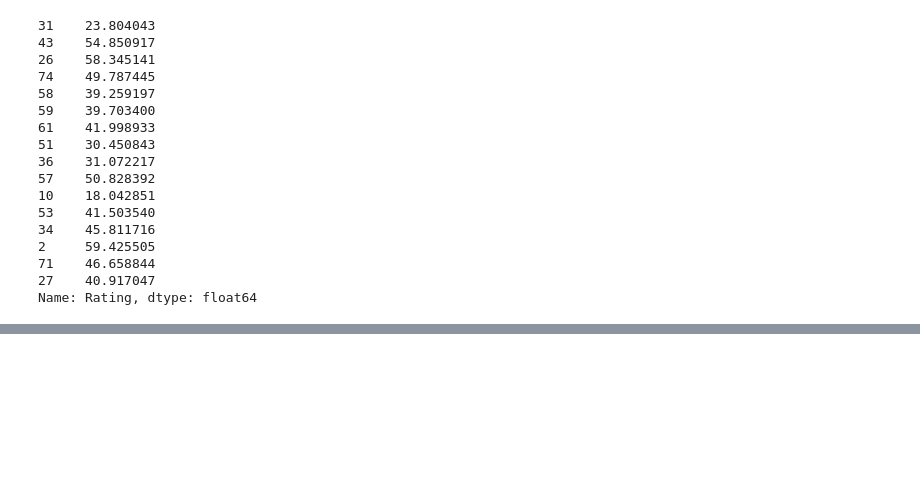
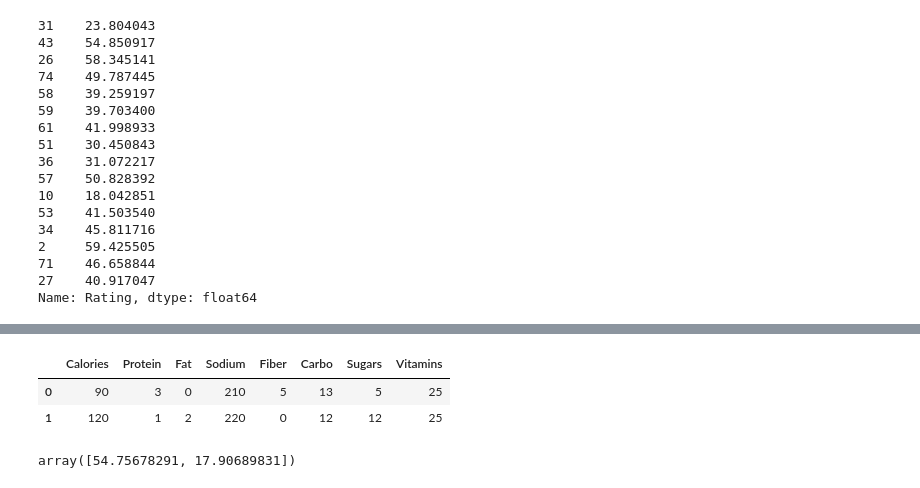
Before and after one commit to jivaniyash/ML_Projects, a Jupyter notebook: cereals_rating_prediction_multiple_linear_regression/main.ipynb, the cells around one changed output, grey strips where cells are left out. Drawn from its saved outputs; the diff is of its cells as text; code cells hidden in the pictures; blank space fills up the shorter version.

```diff
--- a/cereals_rating_prediction_multiple_linear_regression/main.ipynb
+++ b/cereals_rating_prediction_multiple_linear_regression/main.ipynb
@@ -157,0 +294,11 @@ r2_score(y_test,y_pred)
+# %%
+test = test_df.iloc[:,[3,4,5,6,7,8,9,11]]
+test
+# %% [output]
+|  | Calories | Protein | Fat | Sodium | Fiber | Carbo | Sugars | Vitamins |
+| 0 | 90 | 3 | 0 | 210 | 5 | 13 | 5 | 25 |
+| 1 | 120 | 1 | 2 | 220 | 0 | 12 | 12 | 25 |
+# %%
+lr2.predict(test)
+# %% [output]
+array([54.75678291, 17.90689831])
```
Also changed, not shown: parts of 31 cells of this notebook.
